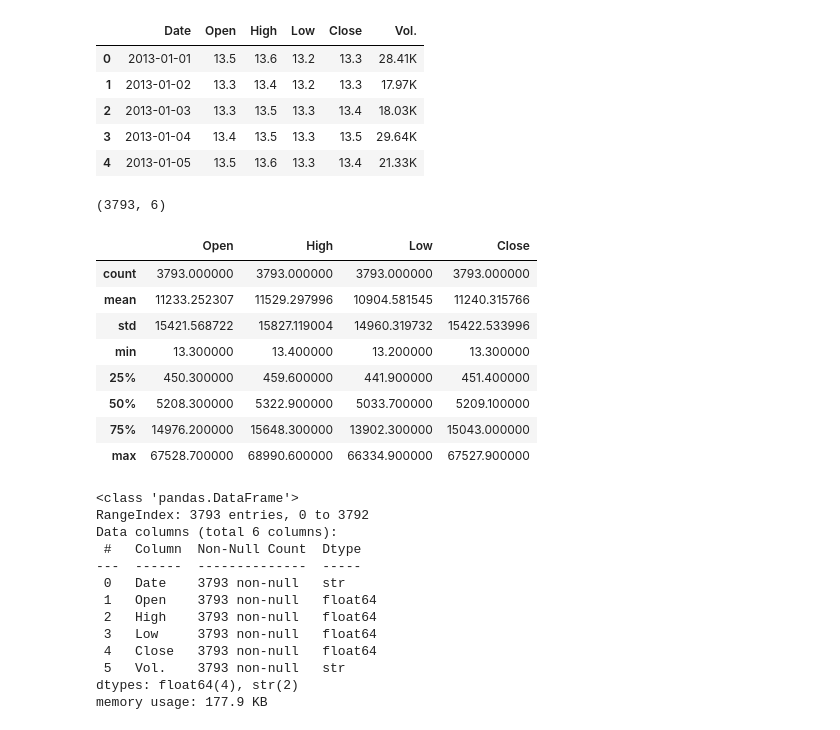
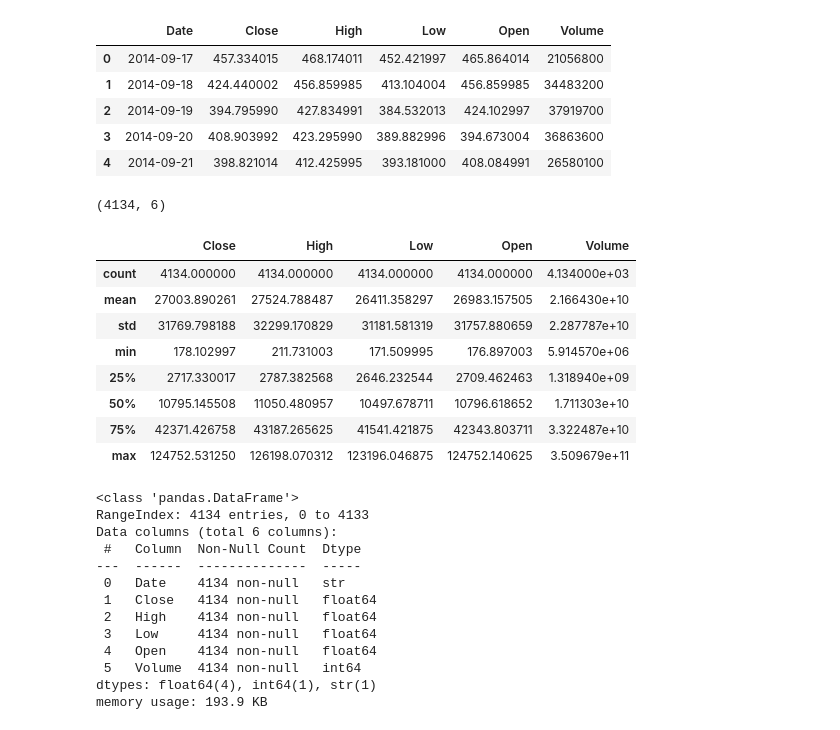
Before and after one commit to Matin-python/Bitcoin-Price-Direction-Prediction, a Jupyter notebook: bitcoin.ipynb, the cells around one changed output. Drawn from its saved outputs; the diff is of its cells as text; code cells hidden in the pictures.

```diff
--- a/bitcoin.ipynb
+++ b/bitcoin.ipynb
@@ -15,44 +16,44 @@ from sklearn import metrics
 import warnings
 warnings.filterwarnings('ignore')
 # %%
-df = pd.read_csv('bitcoin.csv')
+df = pd.read_csv('bitcoin (1).csv')
 df.head()
 # %% [output]
-|  | Date | Open | High | Low | Close | Vol. |
-| 0 | 2013-01-01 | 13.5 | 13.6 | 13.2 | 13.3 | 28.41K |
-| 1 | 2013-01-02 | 13.3 | 13.4 | 13.2 | 13.3 | 17.97K |
-| 2 | 2013-01-03 | 13.3 | 13.5 | 13.3 | 13.4 | 18.03K |
-| 3 | 2013-01-04 | 13.4 | 13.5 | 13.3 | 13.5 | 29.64K |
-| 4 | 2013-01-05 | 13.5 | 13.6 | 13.3 | 13.4 | 21.33K |
+|  | Date | Close | High | Low | Open | Volume |
+| 0 | 2014-09-17 | 457.334015 | 468.174011 | 452.421997 | 465.864014 | 21056800 |
+| 1 | 2014-09-18 | 424.440002 | 456.859985 | 413.104004 | 456.859985 | 34483200 |
+| 2 | 2014-09-19 | 394.795990 | 427.834991 | 384.532013 | 424.102997 | 37919700 |
+| 3 | 2014-09-20 | 408.903992 | 423.295990 | 389.882996 | 394.673004 | 36863600 |
+| 4 | 2014-09-21 | 398.821014 | 412.425995 | 393.181000 | 408.084991 | 26580100 |
-# %%
-df.shape
-# %% [output]
-(3793, 6)
+# %%
+df.shape
+# %% [output]
+(4134, 6)
 # %%
 df.describe()
 # %% [output]
-|  | Open | High | Low | Close |
-| count | 3793.000000 | 3793.000000 | 3793.000000 | 3793.000000 |
-| mean | 11233.252307 | 11529.297996 | 10904.581545 | 11240.315766 |
-| std | 15421.568722 | 15827.119004 | 14960.319732 | 15422.533996 |
-| min | 13.300000 | 13.400000 | 13.200000 | 13.300000 |
-| 25% | 450.300000 | 459.600000 | 441.900000 | 451.400000 |
-| 50% | 5208.300000 | 5322.900000 | 5033.700000 | 5209.100000 |
-| 75% | 14976.200000 | 15648.300000 | 13902.300000 | 15043.000000 |
-| max | 67528.700000 | 68990.600000 | 66334.900000 | 67527.900000 |
+|  | Close | High | Low | Open | Volume |
+| count | 4134.000000 | 4134.000000 | 4134.000000 | 4134.000000 | 4.134000e+03 |
+| mean | 27003.890261 | 27524.788487 | 26411.358297 | 26983.157505 | 2.166430e+10 |
+| std | 31769.798188 | 32299.170829 | 31181.581319 | 31757.880659 | 2.287787e+10 |
+| min | 178.102997 | 211.731003 | 171.509995 | 176.897003 | 5.914570e+06 |
+| 25% | 2717.330017 | 2787.382568 | 2646.232544 | 2709.462463 | 1.318940e+09 |
+| 50% | 10795.145508 | 11050.480957 | 10497.678711 | 10796.618652 | 1.711303e+10 |
+| 75% | 42371.426758 | 43187.265625 | 41541.421875 | 42343.803711 | 3.322487e+10 |
+| max | 124752.531250 | 126198.070312 | 123196.046875 | 124752.140625 | 3.509679e+11 |
 # %%
 df.info()
 # %% [output]
 <class 'pandas.DataFrame'>
-RangeIndex: 3793 entries, 0 to 3792
+RangeIndex: 4134 entries, 0 to 4133
 Data columns (total 6 columns):
  #   Column  Non-Null Count  Dtype
 ---  ------  --------------  -----
- 0   Date    3793 non-null   str
- 1   Open    3793 non-null   float64
- 2   High    3793 non-null   float64
- 3   Low     3793 non-null   float64
- 4   Close   3793 non-null   float64
- 5   Vol.    3793 non-null   str
-dtypes: float64(4), str(2)
-memory usage: 177.9 KB
+ 0   Date    4134 non-null   str
+ 1   Close   4134 non-null   float64
+ 2   High    4134 non-null   float64
+ 3   Low     4134 non-null   float64
+ 4   Open    4134 non-null   float64
+ 5   Volume  4134 non-null   int64
+dtypes: float64(4), int64(1), str(1)
+memory usage: 193.9 KB
```
Also changed, not shown: parts of 18 cells of this notebook.
